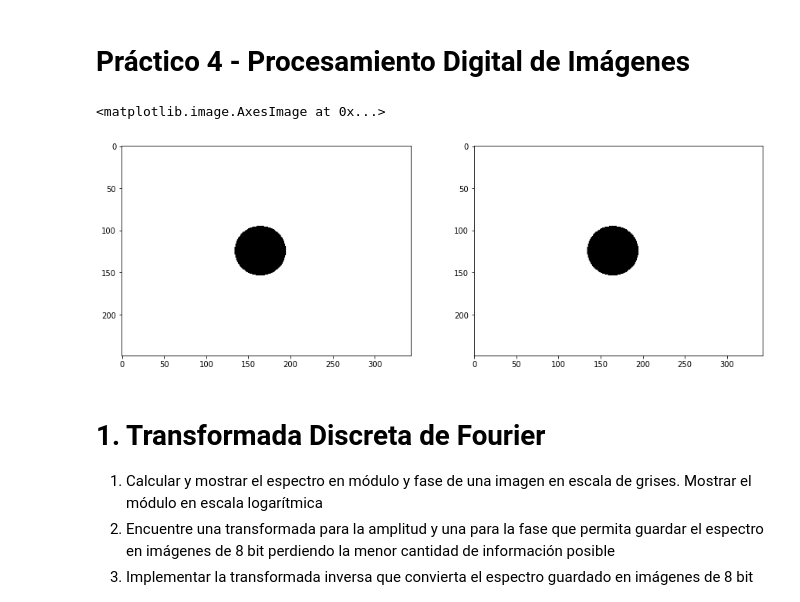
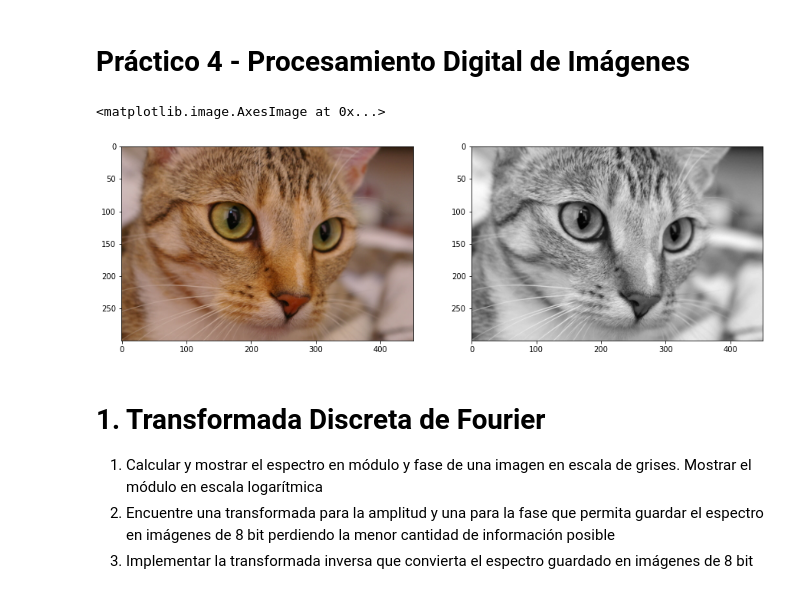
Before and after one commit to juliangutierrez-uns/PDI, a Jupyter notebook: practico_4.ipynb, the cells around one changed output. Drawn from its saved outputs; the diff is of its cells as text; code cells hidden in the pictures.

```diff
--- a/practico_4.ipynb
+++ b/practico_4.ipynb
@@ -22,15 +22,15 @@ def yiq2rgb(img):
 def rmse(img1, img2):
     return np.sqrt(np.mean((img1-img2)**2))
 # %%
-img_rgb = imageio.imread('image.png')/255
+img_rgb = imageio.imread('imageio:chelsea.png')/255
 img = rgb2yiq(img_rgb)[:,:,0]
 
 _, axes = plt.subplots(1, 2, figsize=(15,5))
 axes[0].imshow(img_rgb)
 axes[1].imshow(img, 'gray')
 # %% [output]
 <matplotlib.image.AxesImage at 0x...>
-[figure, old version]
+[figure, new version]
 # %% [markdown]
 # 1. Transformada Discreta de Fourier
 
```
Also changed, not shown: parts of 7 cells of this notebook, 7 other files.
